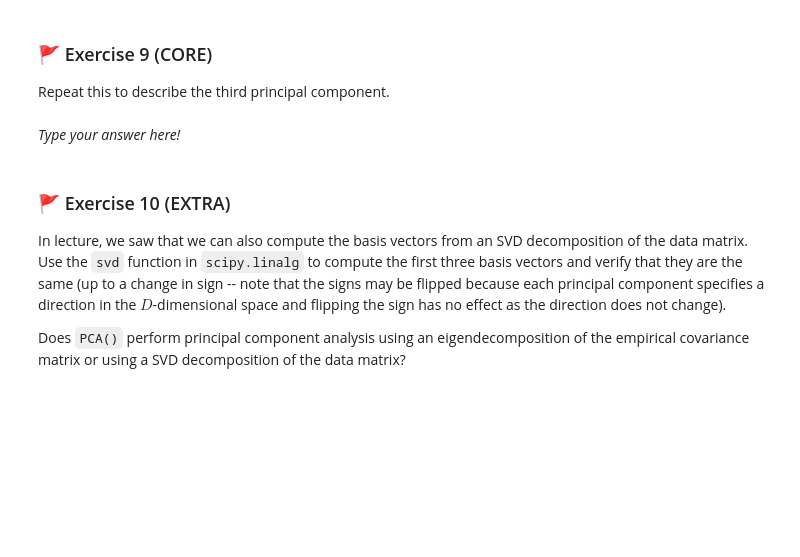
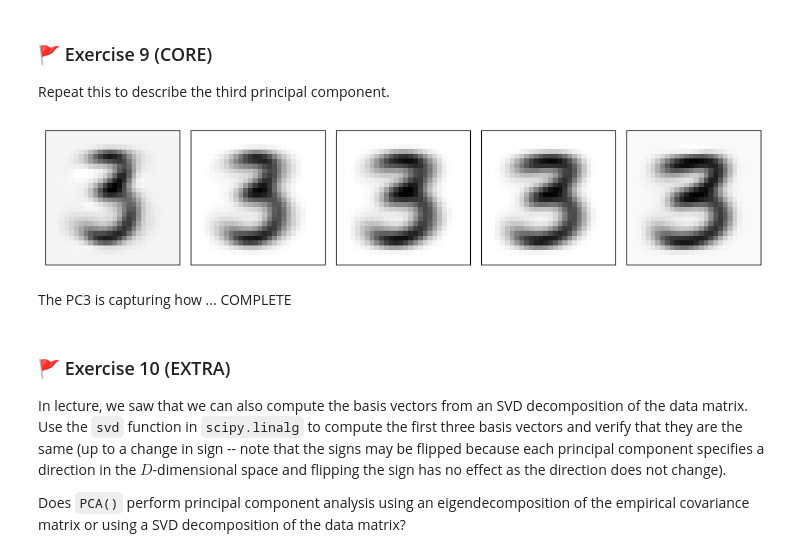
Before and after one commit to YohoCodes/MLP_2026_week02, a Jupyter notebook: mlp_week02_annotated.ipynb, the cells around one changed output. Cells and saved outputs as stored; diff of their text form; code cells hidden in the pictures; blank space fills up the shorter version.

```diff
--- a/mlp_week02_annotated.ipynb
+++ b/mlp_week02_annotated.ipynb
@@ -378,8 +378,32 @@ fig.tight_layout()  # adjust layout to prevent overlap
 ### 🚩 Exercise 9 (CORE)
 
 Repeat this to describe the third principal component.
-# %% [markdown]
-_Type your answer here!_
+# %%
+weight3 = np.quantile(scores[:, 2], [.05, .25, .5, .75, .95])  # choose representative PC3 score values via quantiles
+weight2 = 0  # fix PC2 weight to 0 so we vary only along the third component
+weight1 = 0  # fix PC1 weight to 0 so we vary only along the third component
+
+images_pc3 = np.zeros([len(weight3), D])  # allocate array for synthetic images (one per chosen PC1 weight)
+
+count = 0  # counter to place each generated image into `images_pc1`
+for w in weight3:  # iterate over selected PC1 weights
+    images_pc3[count, :] = (
+        pca_threes.mean_
+        + pca_threes.components_[0, :] * weight1
+        + pca_threes.components_[1, :] * weight2
+        + pca_threes.components_[2, :] * w)
+    count += 1  # move to next row in `images_pc1`
+
+
+fig, ax = plt.subplots(1, len(weight3), figsize=(10, 6))  # create a row of subplots to display generated images
+for i in range(len(weight3)):  # loop over the generated images
+    ax[i].imshow(images_pc3[i, :].reshape((28, 28)), cmap='gray_r')  # reshape and show the i-th synthetic image
+plt.setp(ax, xticks=[], yticks=[])  # remove ticks for cleaner presentation
+fig.tight_layout()  # adjust layout to prevent overlap
+# %% [output]
+[figure, added]
+# %% [markdown]
+The PC3 is capturing how ... COMPLETE
 # %% [markdown]
 ### 🚩 Exercise 10 (EXTRA)
 
```
Also changed, not shown: parts of 2 cells of this notebook.
